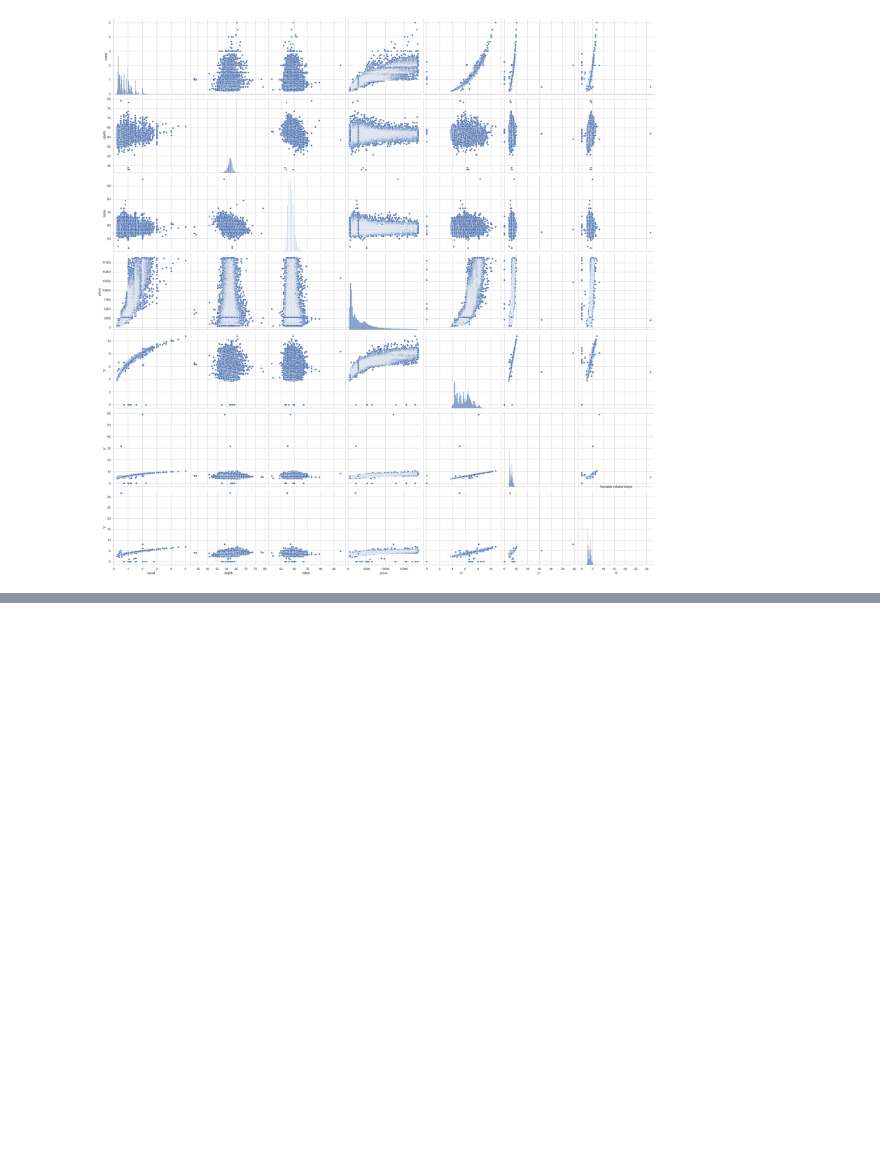
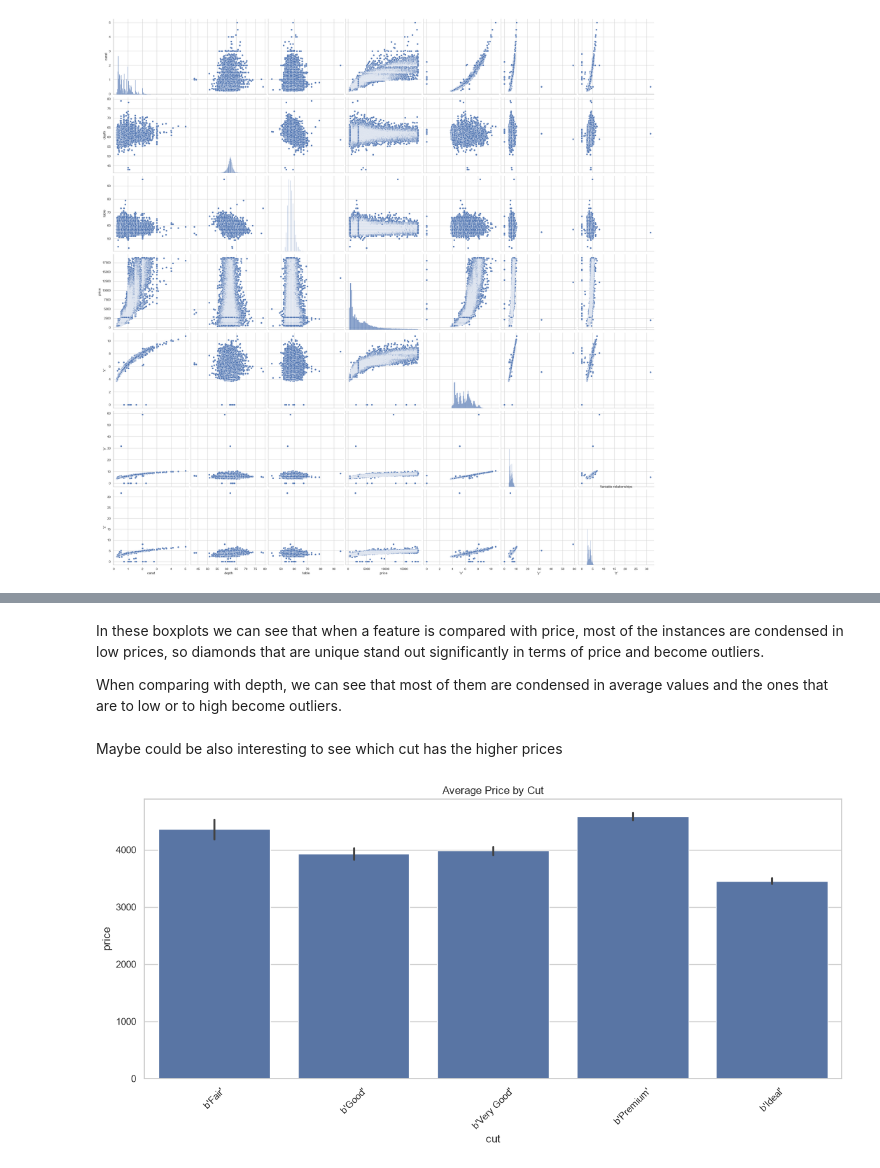
Before and after one commit to ssergioogj/Machine-Learning-Guide, a Jupyter notebook: supervised_learning/clasification/classification.ipynb, the cells around one changed output, grey strips where cells are left out. Drawn from its saved outputs; the diff is of its cells as text; code cells hidden in the pictures; blank space fills up the shorter version.

```diff
--- a/supervised_learning/clasification/classification.ipynb
+++ b/supervised_learning/clasification/classification.ipynb
@@ -331,0 +364,15 @@ plt.show()
+# %% [markdown]
+In these boxplots we can see that when a feature is compared with price, most of the instances are condensed in low prices, so diamonds that are unique stand out significantly in terms of price and become outliers.
+
+When comparing with depth, we can see that most of them are condensed in average values and the ones that are to low or to high become outliers.
+# %% [markdown]
+Maybe could be also interesting to see which cut has the higher prices
+# %%
+plt.figure(figsize=(12,6))
+sns.barplot(df, x='cut', y='price', estimator=np.mean, order=ord_vars_orders['cut'])
+plt.title(f"Average Price by Cut")
+plt.xticks(rotation=45)
+plt.tight_layout()
+plt.show()
+# %% [output]
+[figure, added]
```
Also changed, not shown: parts of 8 cells of this notebook.
